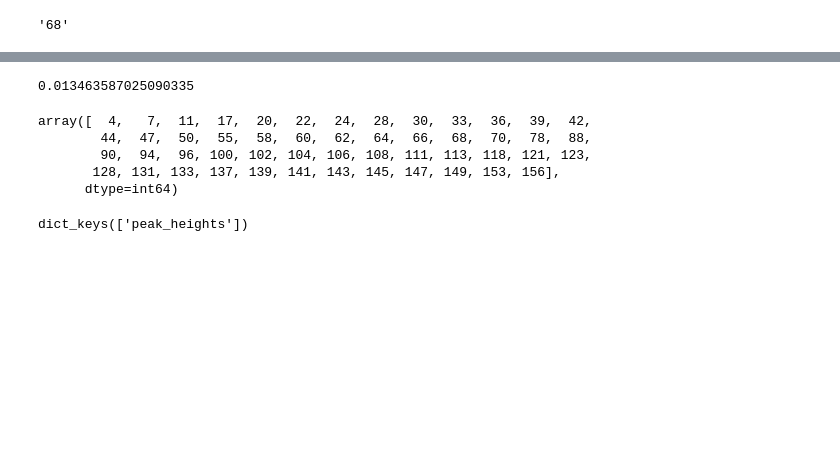
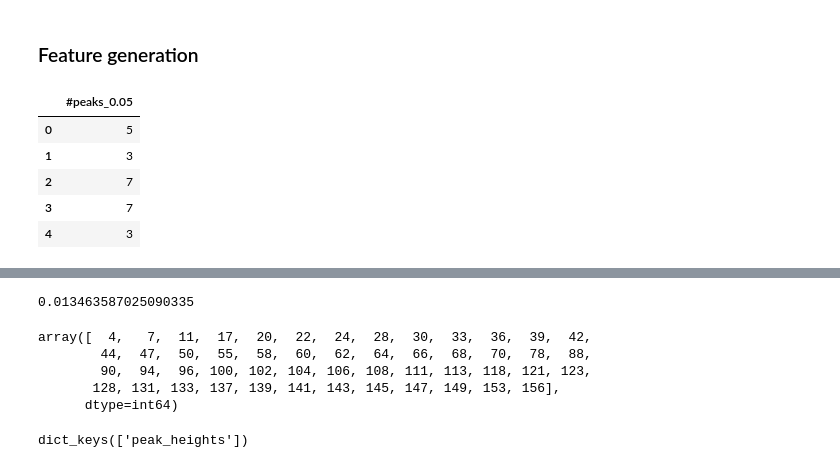
Before and after one commit to DersUzala/FFT, a Jupyter notebook: Features generation.ipynb, the cells around one changed output, grey strips where cells are left out. Saved outputs shown, nothing was run; the diff lists cells and outputs as text; code cells hidden in the pictures; blank space fills up the shorter version.

```diff
--- a/Features generation.ipynb
+++ b/Features generation.ipynb
@@ -25,9 +37,27 @@ om_features = pd.DataFrame()
+# %% [markdown]
+### Feature generation
 # %%
-#count number of peaks for th% threshold
-def number_of_peaks(df, th):
+"""
+Function that generates pd.DataFrame with amount of peaks for (th*100)% treshhold.
+
+Parameters:
+
+full_df: Dataframe
+Dataframe with fourier spectrum
+
+th: float, from 0 to 1
+treshhold
+
+Returns:
+
+features: DataFrame, shape=(full_df[1]/2, 1)
+number of peaks
+"""
+
+def number_of_peaks(full_df, th):
     all_props = []
-
-    for col in df.columns[::2]:
+    df = full_df[full_df.columns[::2]]
+    for col in df:
         _, properties = find_peaks(df[col], height=0)
         all_props.append(properties)
 
@@ -35,12 +65,17 @@ def number_of_peaks(df, th):
 
     for i in range(len(all_props)):
         max_height = np.max(all_props[i]['peak_heights'])
-        peaks, _ = find_peaks(df[df.columns[::2]].iloc[:,i], height=th*max_height)
+        peaks, _ = find_peaks(df.iloc[:,i], threshold=th*max_height)
         num = peaks.shape[0]
         num_of_peaks.append(num)
     num_of_peaks = pd.DataFrame(num_of_peaks, columns=['#peaks_' + str(th)])
     return(num_of_peaks)
-# %%
-np.argmax(el_sig.iloc[:,0])
-# %% [output]
-'68'
+# %%
+number_of_peaks(el_sig, 0.05).head()
+# %% [output]
+|  | #peaks_0.05 |
+| 0 | 5 |
+| 1 | 3 |
+| 2 | 7 |
+| 3 | 7 |
+| 4 | 3 |
```
Also changed, not shown: parts of 24 cells of this notebook.
